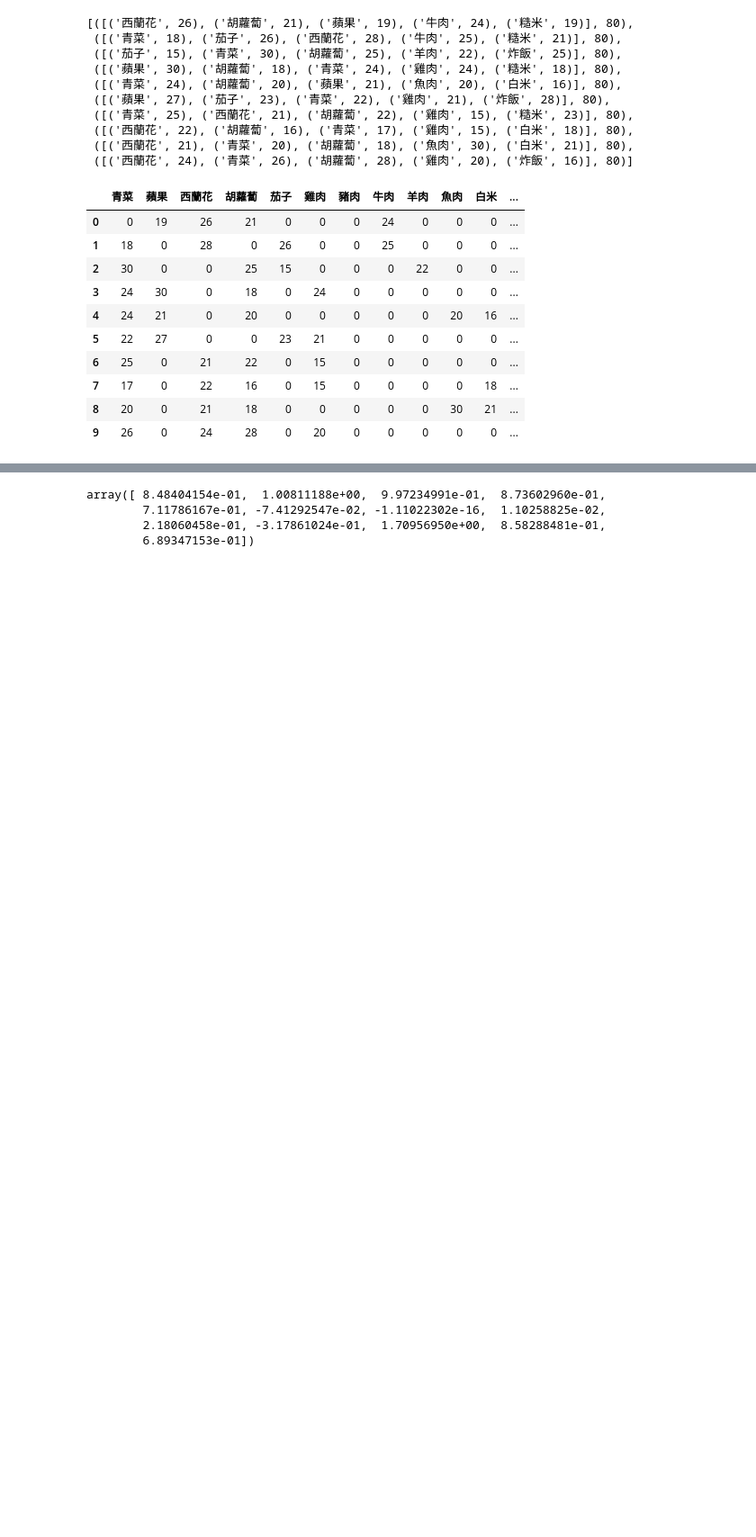
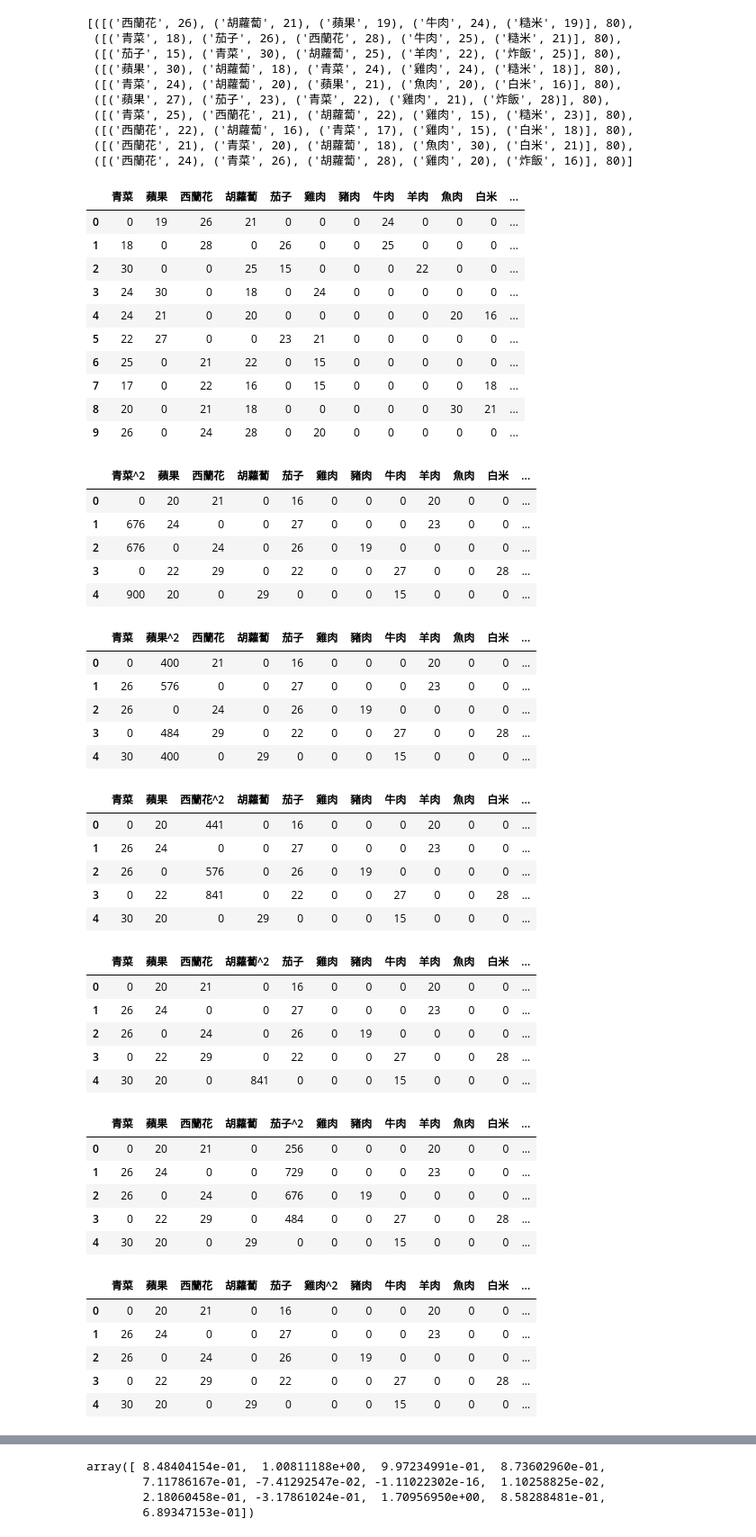
Before and after one commit to koala34025/ml-final-project-model, a Jupyter notebook: poly-regre.ipynb, the cells around one changed output, grey strips where cells are left out. Shown: that part at 90% size. Drawn from its saved outputs; the diff is of its cells as text; code cells hidden in the pictures; blank space fills up the shorter version.

```diff
--- a/poly-regre.ipynb
+++ b/poly-regre.ipynb
@@ -71,3 +71,72 @@ df
 | 7 | 17 | 0 | 22 | 16 | 0 | 15 | 0 | 0 | 0 | 0 | 18 | ... |
 | 8 | 20 | 0 | 21 | 18 | 0 | 0 | 0 | 0 | 0 | 30 | 21 | ... |
 | 9 | 26 | 0 | 24 | 28 | 0 | 20 | 0 | 0 | 0 | 0 | 0 | ... |
+# %%
+# apply linear regression
+from sklearn.linear_model import LinearRegression
+from sklearn.preprocessing import PolynomialFeatures
+import numpy as np
+
+# 生成測試數據
+test_data = [generate_random_sample() for _ in range(5)]
+
+# 將測試數據轉換為 DataFrame
+df_test = pd.DataFrame(columns=vegetables + meats + rices + ["實際價格"])
+for areas, actual_price in test_data:
+    row = dict(areas + [("實際價格", actual_price)])
+    df_test = pd.concat([df_test, pd.DataFrame([row])], ignore_index=True)
+df_test = df_test.fillna(0)
+
+# Polynomial Regression
+for col in df.columns:
+    if col == "實際價格":
+        continue
+    new_df = df.copy()
+    new_df[col] = new_df[col] ** 2
+    new_df.rename(columns={col: col + "^2"}, inplace=True)
+
+    model = LinearRegression(fit_intercept=False)
+    model.fit(new_df.drop("實際價格", axis=1), new_df["實際價格"])
+    # 預測測試數據的價格
+    new_test_df = df_test.copy()
+    new_test_df[col] = new_test_df[col] ** 2
+    new_test_df.rename(columns={col: col + "^2"}, inplace=True)
+    new_test_df["預測價格"] = model.predict(new_test_df.drop("實際價格", axis=1))
+    display(new_test_df)
+# %% [output]
+|  | 青菜^2 | 蘋果 | 西蘭花 | 胡蘿蔔 | 茄子 | 雞肉 | 豬肉 | 牛肉 | 羊肉 | 魚肉 | 白米 | ... |
+| 0 | 0 | 20 | 21 | 0 | 16 | 0 | 0 | 0 | 20 | 0 | 0 | ... |
+| 1 | 676 | 24 | 0 | 0 | 27 | 0 | 0 | 0 | 23 | 0 | 0 | ... |
+| 2 | 676 | 0 | 24 | 0 | 26 | 0 | 19 | 0 | 0 | 0 | 0 | ... |
+| 3 | 0 | 22 | 29 | 0 | 22 | 0 | 0 | 27 | 0 | 0 | 28 | ... |
+| 4 | 900 | 20 | 0 | 29 | 0 | 0 | 0 | 15 | 0 | 0 | 0 | ... |
+|  | 青菜 | 蘋果^2 | 西蘭花 | 胡蘿蔔 | 茄子 | 雞肉 | 豬肉 | 牛肉 | 羊肉 | 魚肉 | 白米 | ... |
+| 0 | 0 | 400 | 21 | 0 | 16 | 0 | 0 | 0 | 20 | 0 | 0 | ... |
+| 1 | 26 | 576 | 0 | 0 | 27 | 0 | 0 | 0 | 23 | 0 | 0 | ... |
+| 2 | 26 | 0 | 24 | 0 | 26 | 0 | 19 | 0 | 0 | 0 | 0 | ... |
+| 3 | 0 | 484 | 29 | 0 | 22 | 0 | 0 | 27 | 0 | 0 | 28 | ... |
+| 4 | 30 | 400 | 0 | 29 | 0 | 0 | 0 | 15 | 0 | 0 | 0 | ... |
+|  | 青菜 | 蘋果 | 西蘭花^2 | 胡蘿蔔 | 茄子 | 雞肉 | 豬肉 | 牛肉 | 羊肉 | 魚肉 | 白米 | ... |
+| 0 | 0 | 20 | 441 | 0 | 16 | 0 | 0 | 0 | 20 | 0 | 0 | ... |
+| 1 | 26 | 24 | 0 | 0 | 27 | 0 | 0 | 0 | 23 | 0 | 0 | ... |
+| 2 | 26 | 0 | 576 | 0 | 26 | 0 | 19 | 0 | 0 | 0 | 0 | ... |
+| 3 | 0 | 22 | 841 | 0 | 22 | 0 | 0 | 27 | 0 | 0 | 28 | ... |
+| 4 | 30 | 20 | 0 | 29 | 0 | 0 | 0 | 15 | 0 | 0 | 0 | ... |
+|  | 青菜 | 蘋果 | 西蘭花 | 胡蘿蔔^2 | 茄子 | 雞肉 | 豬肉 | 牛肉 | 羊肉 | 魚肉 | 白米 | ... |
+| 0 | 0 | 20 | 21 | 0 | 16 | 0 | 0 | 0 | 20 | 0 | 0 | ... |
+| 1 | 26 | 24 | 0 | 0 | 27 | 0 | 0 | 0 | 23 | 0 | 0 | ... |
+| 2 | 26 | 0 | 24 | 0 | 26 | 0 | 19 | 0 | 0 | 0 | 0 | ... |
+| 3 | 0 | 22 | 29 | 0 | 22 | 0 | 0 | 27 | 0 | 0 | 28 | ... |
+| 4 | 30 | 20 | 0 | 841 | 0 | 0 | 0 | 15 | 0 | 0 | 0 | ... |
+|  | 青菜 | 蘋果 | 西蘭花 | 胡蘿蔔 | 茄子^2 | 雞肉 | 豬肉 | 牛肉 | 羊肉 | 魚肉 | 白米 | ... |
+| 0 | 0 | 20 | 21 | 0 | 256 | 0 | 0 | 0 | 20 | 0 | 0 | ... |
+| 1 | 26 | 24 | 0 | 0 | 729 | 0 | 0 | 0 | 23 | 0 | 0 | ... |
+| 2 | 26 | 0 | 24 | 0 | 676 | 0 | 19 | 0 | 0 | 0 | 0 | ... |
+| 3 | 0 | 22 | 29 | 0 | 484 | 0 | 0 | 27 | 0 | 0 | 28 | ... |
+| 4 | 30 | 20 | 0 | 29 | 0 | 0 | 0 | 15 | 0 | 0 | 0 | ... |
+|  | 青菜 | 蘋果 | 西蘭花 | 胡蘿蔔 | 茄子 | 雞肉^2 | 豬肉 | 牛肉 | 羊肉 | 魚肉 | 白米 | ... |
+| 0 | 0 | 20 | 21 | 0 | 16 | 0 | 0 | 0 | 20 | 0 | 0 | ... |
+| 1 | 26 | 24 | 0 | 0 | 27 | 0 | 0 | 0 | 23 | 0 | 0 | ... |
+| 2 | 26 | 0 | 24 | 0 | 26 | 0 | 19 | 0 | 0 | 0 | 0 | ... |
+| 3 | 0 | 22 | 29 | 0 | 22 | 0 | 0 | 27 | 0 | 0 | 28 | ... |
+| 4 | 30 | 20 | 0 | 29 | 0 | 0 | 0 | 15 | 0 | 0 | 0 | ... |
```
Also changed, not shown: parts of 3 cells of this notebook.
